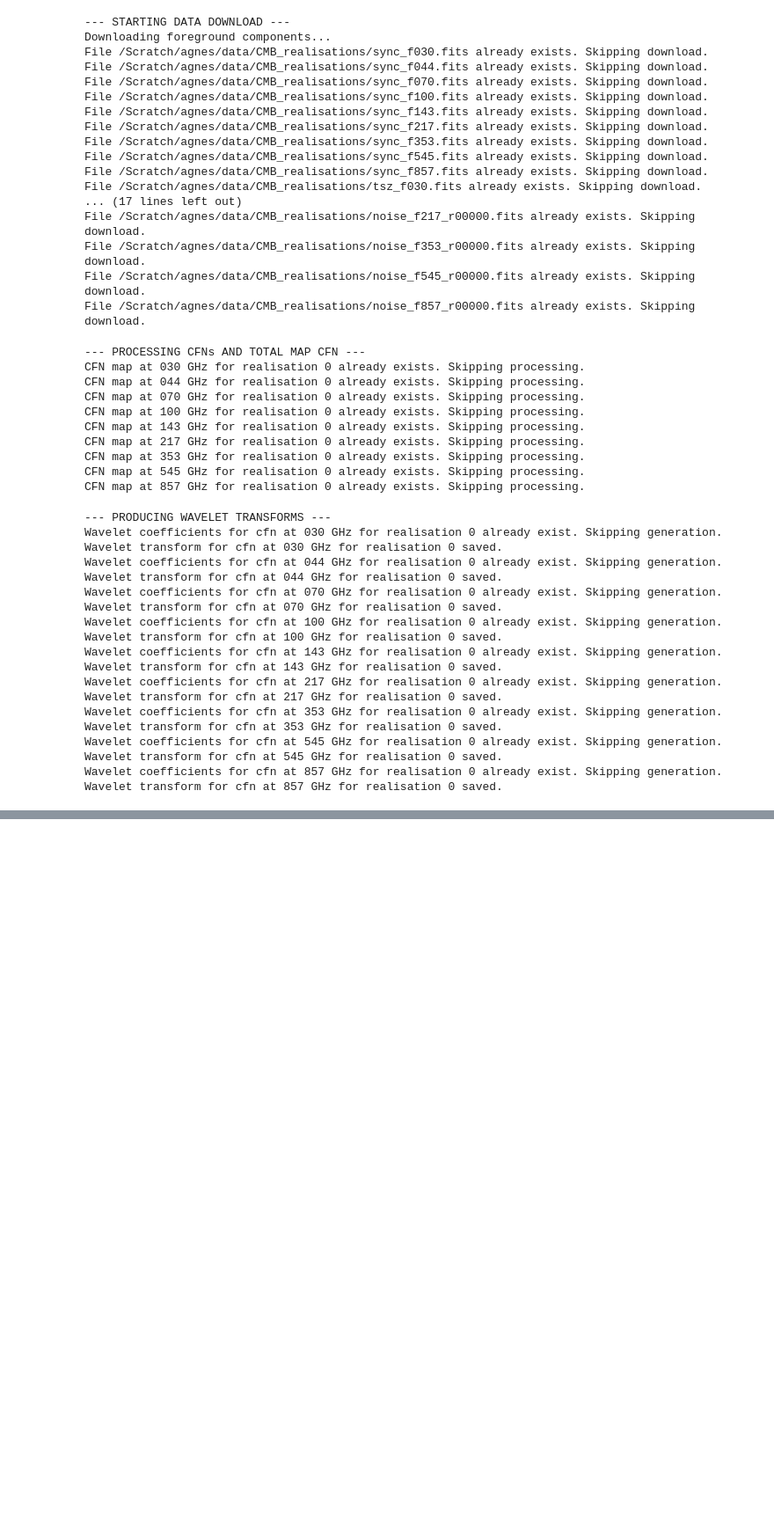
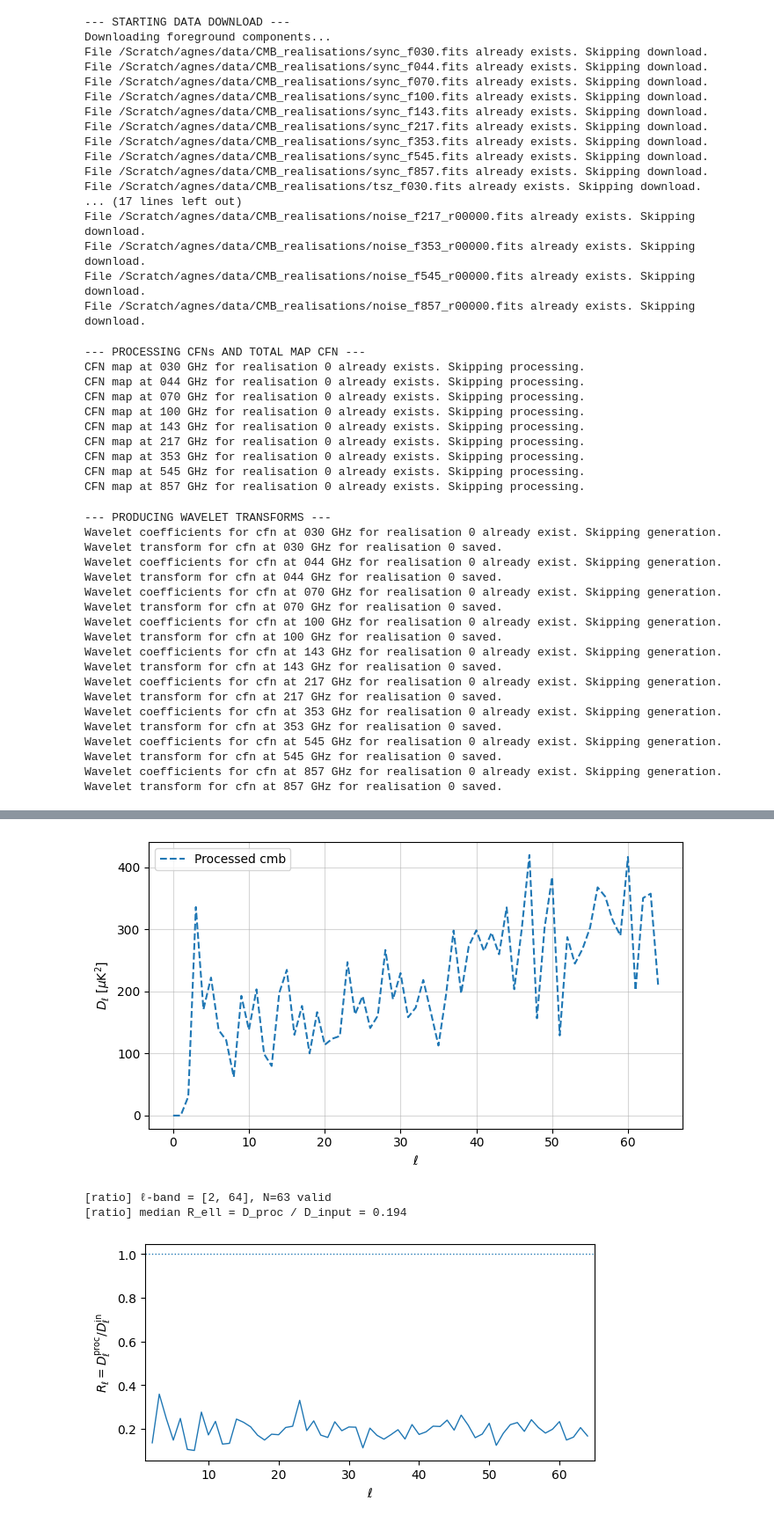
Before and after one commit to cid02210915/Skyclean, a Jupyter notebook: skyclean/silc/run_silc.ipynb, the cells around one changed output, grey strips where cells are left out. Shown at 88% size. Drawn from its saved outputs; the diff is of its cells as text; code cells hidden in the pictures; blank space fills up the shorter version.

```diff
--- a/skyclean/silc/run_silc.ipynb
+++ b/skyclean/silc/run_silc.ipynb
@@ -347,0 +390,74 @@ constrained_maps = ProduceSILC.ILC_wav_coeff_maps_MP(
+# %%
+import os
+import numpy as np
+import matplotlib.pyplot as plt
+
+def ratio_processed_vs_input_2_64(pipe, component="cmb", realisation=0, theory_path=None):
+    """
+    Compute R_ell = Dl_processed / Dl_input for ell in [2, 64].
+
+    processed: pipe.step_power_spec(unit="K", source="processed", ...) -> (ell, Cl[K^2])
+    input/theory file: cmb_spectrum.txt with columns [ell, Dl(µK^2), ...]
+    """
+    # --- 1) processed spectrum (Cl in K^2) -> Dl in µK^2
+    ell_p, Cl_p = pipe.step_power_spec(
+        unit="K",
+        source="processed",
+        component=component,
+        realisation=realisation,
+        lmax=64,
+    )
+    ell_p = ell_p.astype(int)
+    Dl_p = np.zeros_like(Cl_p, dtype=float)
+    m = ell_p >= 2
+    Dl_p[m] = ell_p[m] * (ell_p[m] + 1) / (2 * np.pi) * Cl_p[m] * 1e12  # K^2 -> µK^2
+
+    # --- 2) load theory Dl (µK^2) from file (ignore extra columns)
+    if theory_path is None:
+        theory_path = os.path.join(pipe.directory, "cmb_spectrum.txt")
+    arr = np.loadtxt(theory_path)  # expects at least 2 columns
+    ell_th = arr[:, 0].astype(int)
+    Dl_th  = arr[:, 1].astype(float)  # already µK^2
+
+    # --- 3) build common ℓ list in [2,64]
+    Dl_p_map  = {int(L): v for L, v in zip(ell_p,  Dl_p)}
+    Dl_th_map = {int(L): v for L, v in zip(ell_th, Dl_th)}
+    ell_common = np.array([L for L in range(2, 65) if L in Dl_p_map and L in Dl_th_map], dtype=int)
+    if ell_common.size == 0:
+        raise RuntimeError("No overlapping ℓ between processed and theory in [2,64].")
+
+    Dl_p_band  = np.array([Dl_p_map[L]  for L in ell_common], dtype=float)
+    Dl_th_band = np.array([Dl_th_map[L] for L in ell_common], dtype=float)
+
+    # --- 4) ratio (safe)
+    ratio = np.full_like(Dl_p_band, np.nan, dtype=float)
+    valid = Dl_th_band > 0
+    ratio[valid] = Dl_p_band[valid] / Dl_th_band[valid]
+
+    # --- 5) report + plot
+    medR = float(np.nanmedian(ratio))
+    print(f"[ratio] ℓ-band = [{ell_common.min()}, {ell_common.max()}], N={valid.sum()} valid")
+    print(f"[ratio] median R_ell = D_proc / D_input = {medR:.3f}")
+
+    plt.figure(figsize=(6,3.2))
+    plt.plot(ell_common, ratio, lw=1)
+    plt.axhline(1.0, ls=":", lw=1)
+    plt.xlabel(r"$\ell$")
+    plt.ylabel(r"$R_\ell = D_\ell^{\rm proc}/D_\ell^{\rm in}$")
+    plt.xlim(1, 65)
+    plt.tight_layout(); plt.show()
+
+    return ell_common, ratio, medR
+
+# --- run it ---
+ell_band, R_band, medR = ratio_processed_vs_input_2_64(
+    pipe,
+    component="cmb",
+    realisation=0,
+    theory_path=os.path.join(pipe.directory, "cmb_spectrum.txt"),
+)
+# %% [output]
+[figure, added]
+[ratio] ℓ-band = [2, 64], N=63 valid
+[ratio] median R_ell = D_proc / D_input = 0.194
+[figure, added]
```
Also changed, not shown: parts of 21 cells of this notebook.
